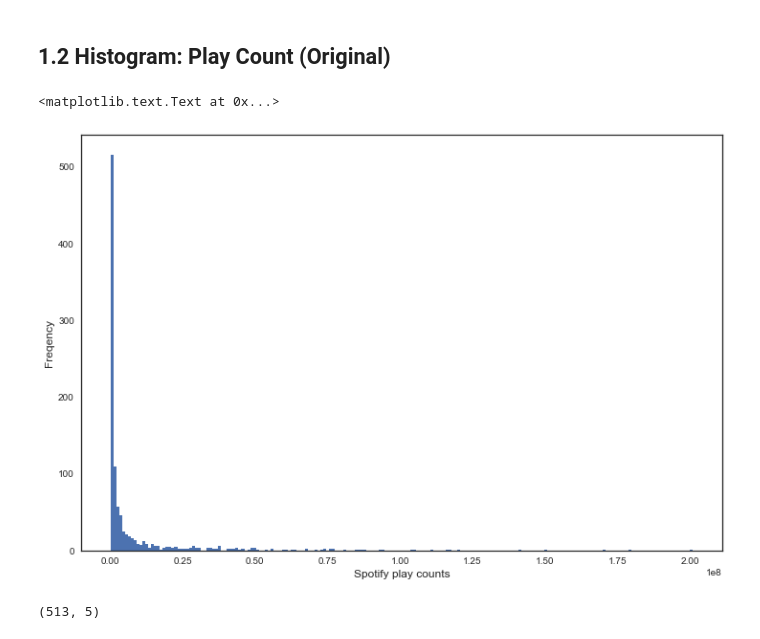
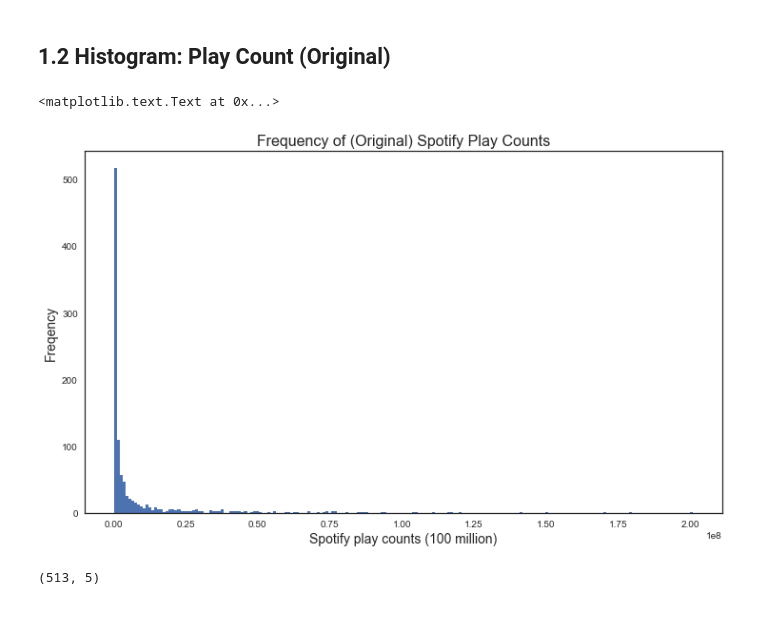
Before and after one commit to caitaozhan/CSE519-Homework-Project, a Jupyter notebook: TheProject/src/music-Caitao.ipynb, the cells around one changed output. Saved outputs shown, nothing was run; the diff lists cells and outputs as text; code cells hidden in the pictures.

```diff
--- a/TheProject/src/music-Caitao.ipynb
+++ b/TheProject/src/music-Caitao.ipynb
@@ -52,12 +57,13 @@ sns.heatmap(corr, mask=mask, cmap=cmap, vmax=1, center=0,
 # %%
 df_playCount = df_music.SpotifyPlayCount
 # %%
-ax = df_playCount.plot.hist(bins=200, figsize=(12,8))
-ax.set_xlabel("Spotify play counts", fontsize=12)
-ax.set_ylabel("Freqency", fontsize=12)
+ax = df_playCount.plot.hist(bins=200, figsize=(12,7))
+ax.set_title('Frequency of (Original) Spotify Play Counts',fontsize=16)
+ax.set_xlabel("Spotify play counts (100 million)", fontsize=14)
+ax.set_ylabel("Freqency", fontsize=14)
 # %% [output]
 <matplotlib.text.Text at 0x...>
-[figure, old version]
+[figure, new version]
 # %%
 df_playCount2 = df_music[df_music.SpotifyPlayCount < 1000000]
 # %%
```
Also changed, not shown: parts of 9 cells of this notebook.
